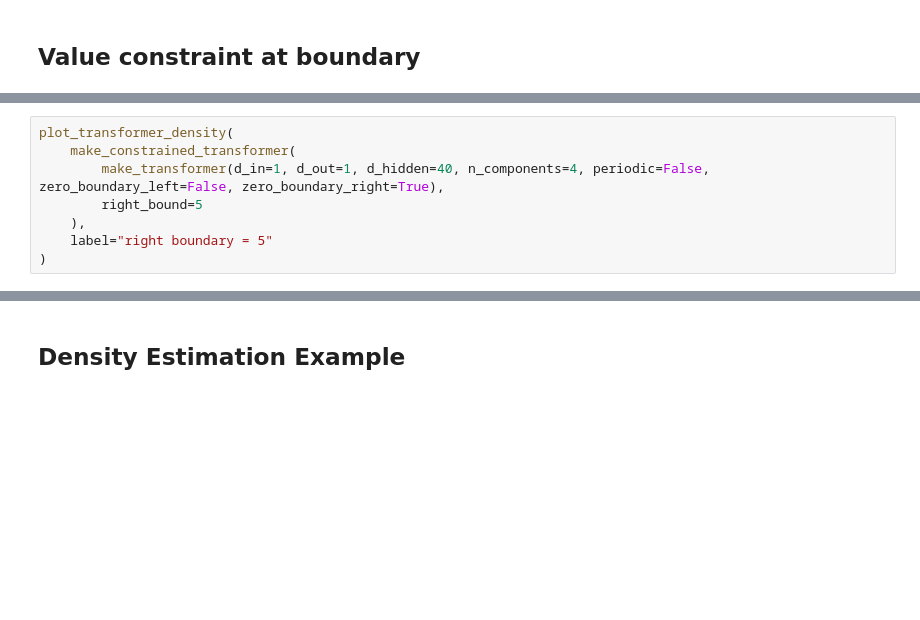
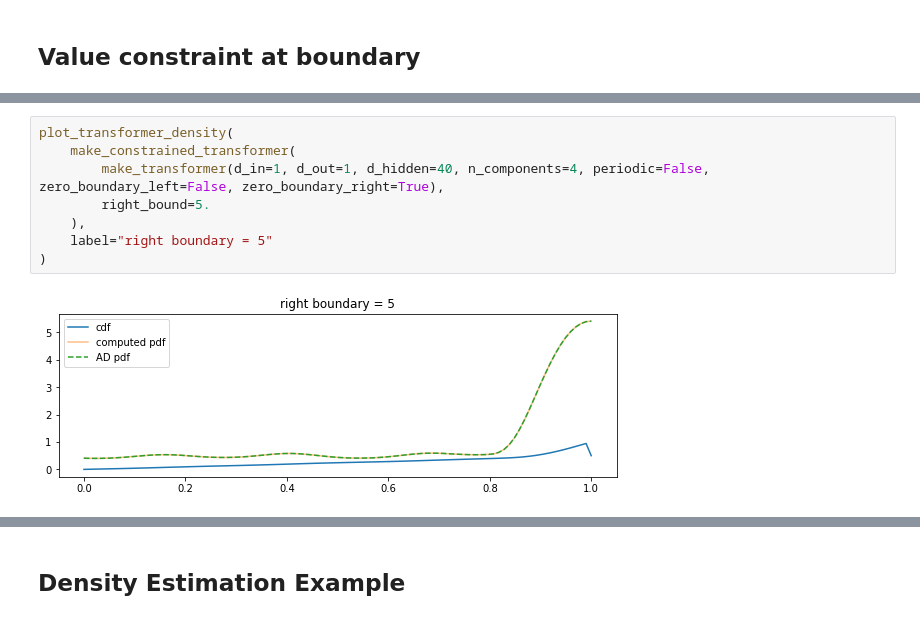
Before and after one commit to noegroup/bgflow, a Jupyter notebook: notebooks/compact/compact.ipynb, the cells around one changed output, grey strips where cells are left out. Drawn from its saved outputs; the diff is of its cells as text; blank space fills up the shorter version.

```diff
--- a/notebooks/compact/compact.ipynb
+++ b/notebooks/compact/compact.ipynb
@@ -233,11 +283,13 @@ plot_transformer_density(
 # %%
 plot_transformer_density(
     make_constrained_transformer(
         make_transformer(d_in=1, d_out=1, d_hidden=40, n_components=4, periodic=False, zero_boundary_left=False, zero_boundary_right=True),
-        right_bound=5
+        right_bound=5.
     ),
     label="right boundary = 5"
 )
+# %% [output]
+[figure, added]
 # %%
 plot_transformer_density(
     make_constrained_transformer(
```
Also changed, not shown: parts of 13 cells of this notebook, 4 other files.
